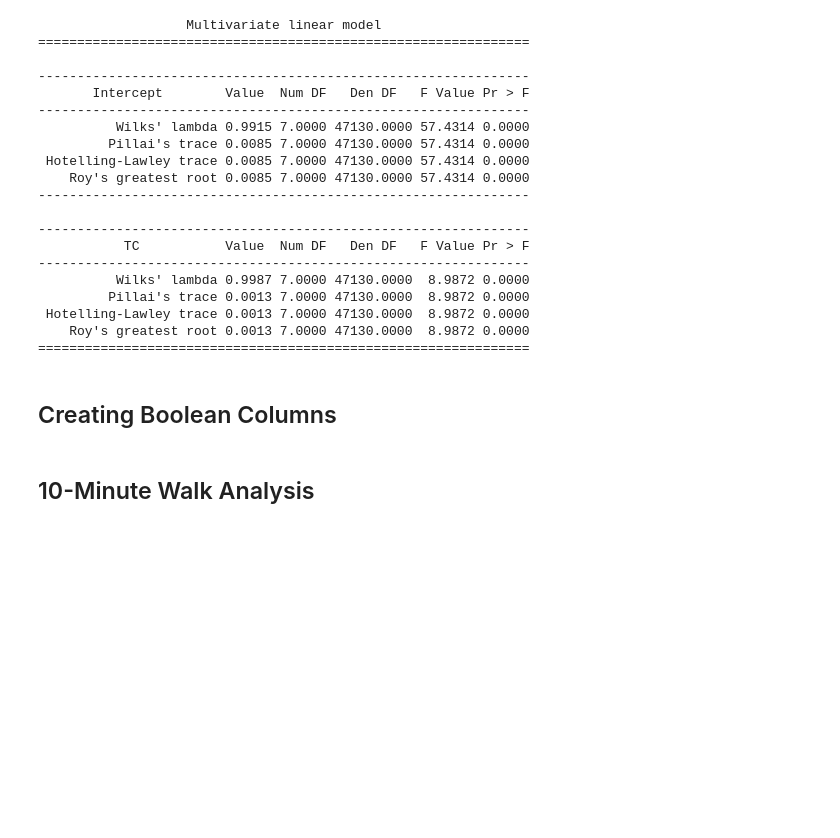
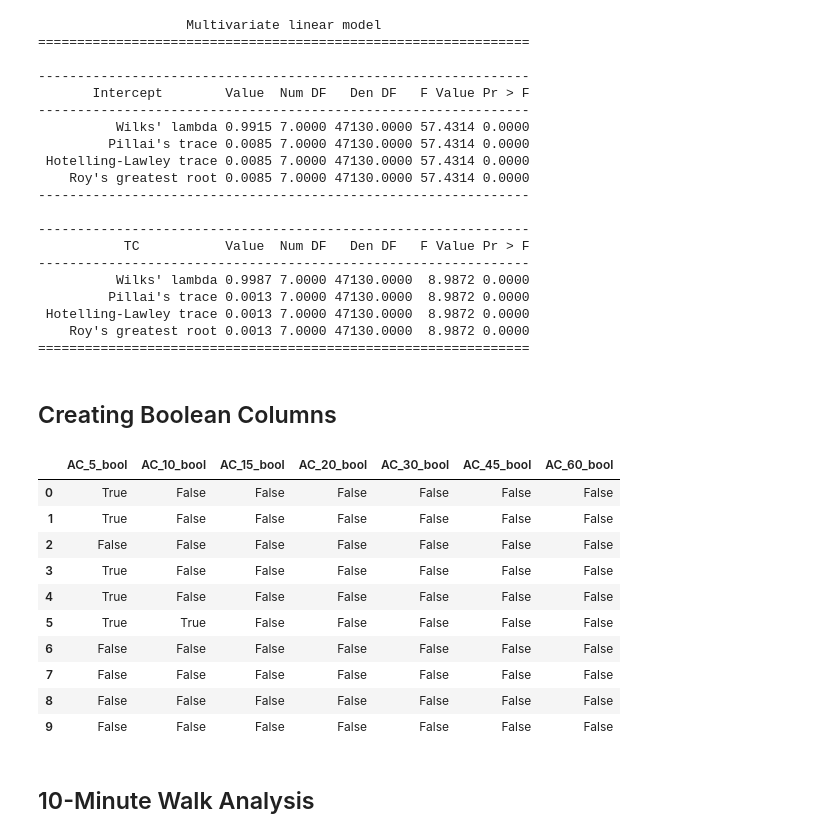
Before and after one commit to PhilipMathieu/access, a Jupyter notebook: notebooks/statistical_analysis.ipynb, the cells around one changed output. Cells and saved outputs as stored; diff of their text form; code cells hidden in the pictures; blank space fills up the shorter version.

```diff
--- a/notebooks/statistical_analysis.ipynb
+++ b/notebooks/statistical_analysis.ipynb
@@ -49,3 +49,17 @@ for col in cols:
+# %%
+ejblocks[cols_bools].head(10)
+# %% [output]
+|  | AC_5_bool | AC_10_bool | AC_15_bool | AC_20_bool | AC_30_bool | AC_45_bool | AC_60_bool |
+| 0 | True | False | False | False | False | False | False |
+| 1 | True | False | False | False | False | False | False |
+| 2 | False | False | False | False | False | False | False |
+| 3 | True | False | False | False | False | False | False |
+| 4 | True | False | False | False | False | False | False |
+| 5 | True | True | False | False | False | False | False |
+| 6 | False | False | False | False | False | False | False |
+| 7 | False | False | False | False | False | False | False |
+| 8 | False | False | False | False | False | False | False |
+| 9 | False | False | False | False | False | False | False |
 # %% [markdown]
 ## 10-Minute Walk Analysis
 # %%
```
Also changed, not shown: parts of 11 cells of this notebook.
